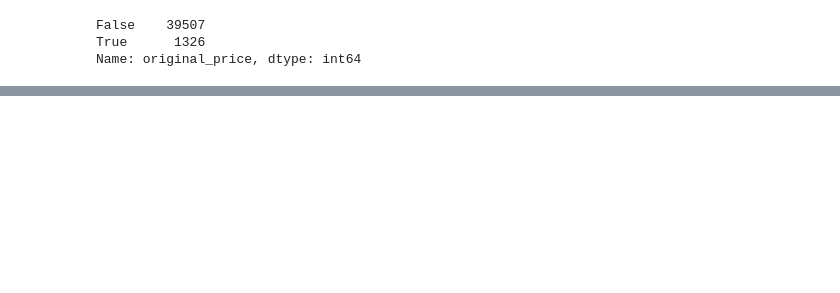
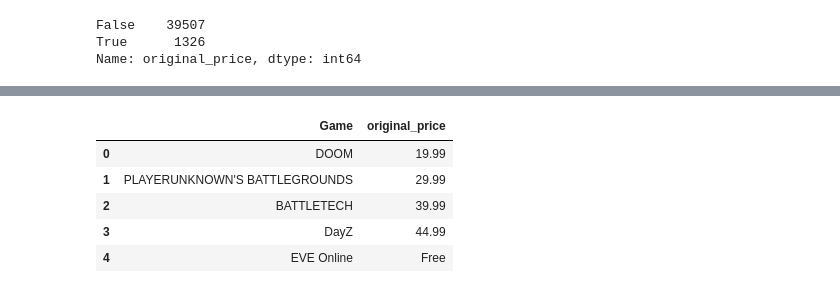
Before and after one commit to dplem/Steam-Game-Recommender, a Jupyter notebook: models/steam_game_exploratory_analysis.ipynb, the cells around one changed output, grey strips where cells are left out. Saved outputs shown, nothing was run; the diff lists cells and outputs as text; code cells hidden in the pictures; blank space fills up the shorter version.

```diff
--- a/models/steam_game_exploratory_analysis.ipynb
+++ b/models/steam_game_exploratory_analysis.ipynb
@@ -96,4 +96,4 @@ original_price                                                        $19.99
 discount_price                                                        $14.99
 Name: 0, dtype: object
 # %%
-df.original_price.str.strip('$')
+df['original_price'] = df.original_price.str.strip('$')
@@ -134,0 +146,10 @@ Name: original_price, dtype: int64
+# %%
+game_price = df[['Game', 'original_price']]
+game_price.head()
+# %% [output]
+|  | Game | original_price |
+| 0 | DOOM | 19.99 |
+| 1 | PLAYERUNKNOWN'S BATTLEGROUNDS | 29.99 |
+| 2 | BATTLETECH | 39.99 |
+| 3 | DayZ | 44.99 |
+| 4 | EVE Online | Free |
```
Also changed, not shown: parts of 9 cells of this notebook.
